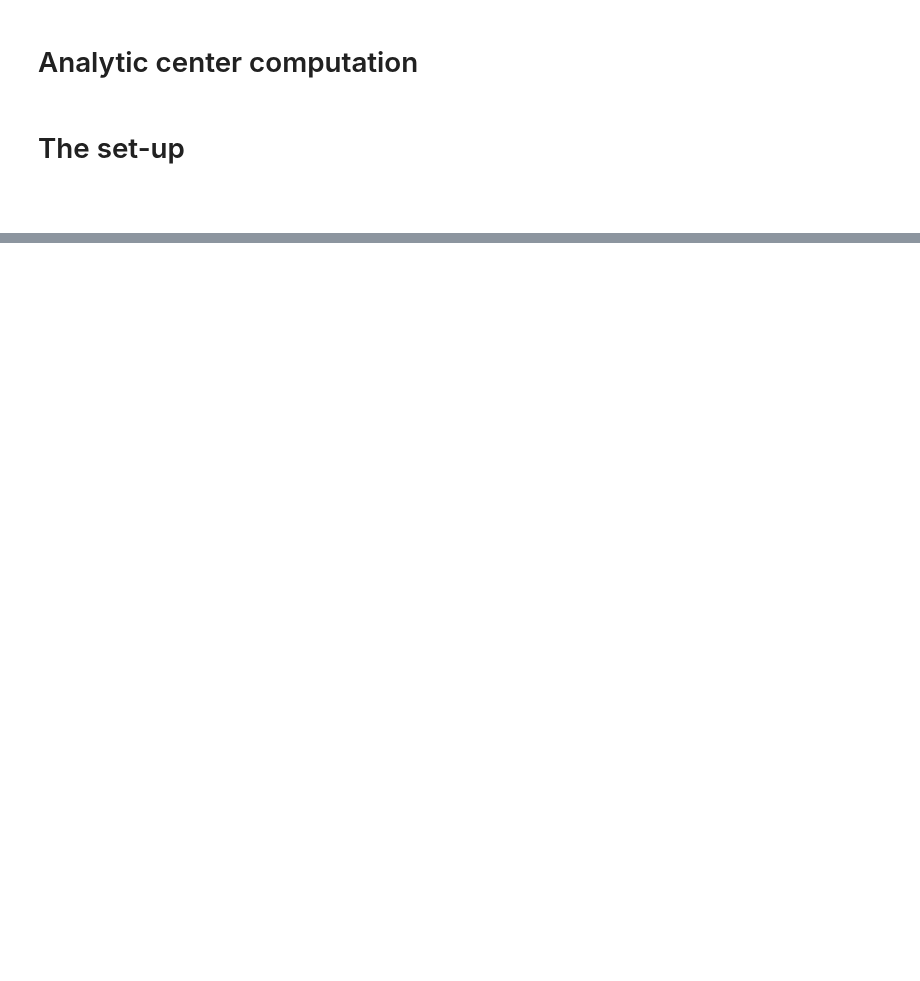
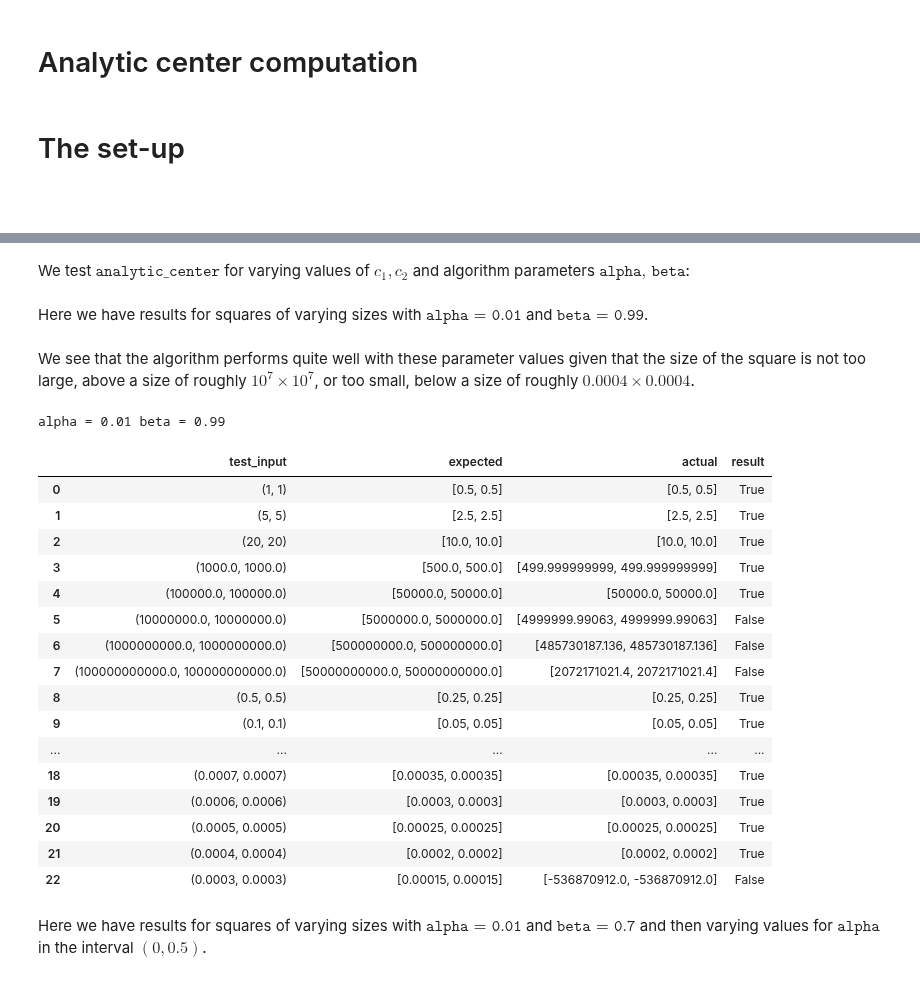
Before and after one commit to chengsoonong/mclass-sky, a Jupyter notebook: projects/david/lab/ac_computation.ipynb, the cells around one changed output, grey strips where cells are left out. Saved outputs shown, nothing was run; the diff lists cells and outputs as text; code cells hidden in the pictures; blank space fills up the shorter version.

Commit message:
Notebook with testing of AC computation and updated accpm.py file (issue #112).

```diff
--- a/projects/david/lab/ac_computation.ipynb
+++ b/projects/david/lab/ac_computation.ipynb
@@ -81,0 +48,61 @@ Value returned:
+# %% [markdown]
+We test $\texttt{analytic_center}$ for varying values of $c_1, c_2$ and algorithm parameters $\texttt{alpha, beta}$:
+# %%
+def get_results(A, test_input, alpha, beta, tol=10e-8):
+    expected = []
+    actual = []
+    result = []
+    for (c1, c2) in test_input:
+        b = np.array([c1, 0, c2, 0])
+        ac_expected = np.asarray((c1/2, c2/2))
+        ac_actual = accpm.analytic_center(A, b, alpha = alpha, beta = beta)
+        expected.append(ac_expected)
+        actual.append(ac_actual)
+        # if np.array_equal(ac_expected, ac_actual):
+        if np.linalg.norm(ac_expected - ac_actual) <= tol:
+            result.append(True)
+        else:
+            result.append(False)
+    results = pd.DataFrame([test_input, expected, actual, result])
+    results = results.transpose()
+    results.columns = ['test_input', 'expected', 'actual', 'result']
+    print('alpha =', alpha, 'beta =', beta)
+    display(results)
+# %% [markdown]
+Here we have results for squares of varying sizes with $\texttt{alpha = 0.01}$ and $\texttt{beta = 0.99}$.
+# %%
+alpha = 0.01
+beta = 0.99
+A = np.array([[1, 0],[-1,0],[0,1],[0,-1]])
+test_input = [(1, 1), (5, 5), (20, 20), (10e2, 10e2), (10e4, 10e4),
+              (10e6, 10e6), (10e8, 10e8), (10e10, 10e10),
+              (0.5, 0.5), (0.1, 0.1), (0.01, 0.01),
+              (0.008, 0.008), (0.006, 0.006), (0.004, 0.004),
+              (0.003, 0.003), (0.002, 0.002), (0.001, 0.001),
+              (0.0008, 0.0008), (0.0007, 0.0007), (0.0006, 0.0006),
+              (0.0005, 0.0005), (0.0004, 0.0004), (0.0003, 0.0003)]
+# %% [markdown]
+We see that the algorithm performs quite well with these parameter values given that the size of the square is not too large, above a size of roughly $10^7 \times 10^7$, or too small, below a size of roughly $0.0004 \times 0.0004$.
+# %%
+get_results(A, test_input, alpha, beta)
+# %% [output]
+alpha = 0.01 beta = 0.99
+|  | test_input | expected | actual | result |
+| 0 | (1, 1) | [0.5, 0.5] | [0.5, 0.5] | True |
+| 1 | (5, 5) | [2.5, 2.5] | [2.5, 2.5] | True |
+| 2 | (20, 20) | [10.0, 10.0] | [10.0, 10.0] | True |
+| 3 | (1000.0, 1000.0) | [500.0, 500.0] | [499.999999999, 499.999999999] | True |
+| 4 | (100000.0, 100000.0) | [50000.0, 50000.0] | [50000.0, 50000.0] | True |
+| 5 | (10000000.0, 10000000.0) | [5000000.0, 5000000.0] | [4999999.99063, 4999999.99063] | False |
+| 6 | (1000000000.0, 1000000000.0) | [500000000.0, 500000000.0] | [485730187.136, 485730187.136] | False |
+| 7 | (100000000000.0, 100000000000.0) | [50000000000.0, 50000000000.0] | [2072171021.4, 2072171021.4] | False |
+| 8 | (0.5, 0.5) | [0.25, 0.25] | [0.25, 0.25] | True |
+| 9 | (0.1, 0.1) | [0.05, 0.05] | [0.05, 0.05] | True |
+| ... | ... | ... | ... | ... |
+| 18 | (0.0007, 0.0007) | [0.00035, 0.00035] | [0.00035, 0.00035] | True |
+| 19 | (0.0006, 0.0006) | [0.0003, 0.0003] | [0.0003, 0.0003] | True |
+| 20 | (0.0005, 0.0005) | [0.00025, 0.00025] | [0.00025, 0.00025] | True |
+| 21 | (0.0004, 0.0004) | [0.0002, 0.0002] | [0.0002, 0.0002] | True |
+| 22 | (0.0003, 0.0003) | [0.00015, 0.00015] | [-536870912.0, -536870912.0] | False |
+# %% [markdown]
+Here we have results for squares of varying sizes with $\texttt{alpha = 0.01}$ and $\texttt{beta = 0.7}$ and then varying values for $\texttt{alpha}$ in the interval $(0, 0.5)$.
```
Also changed, not shown: parts of 24 cells of this notebook, 1 other file.
